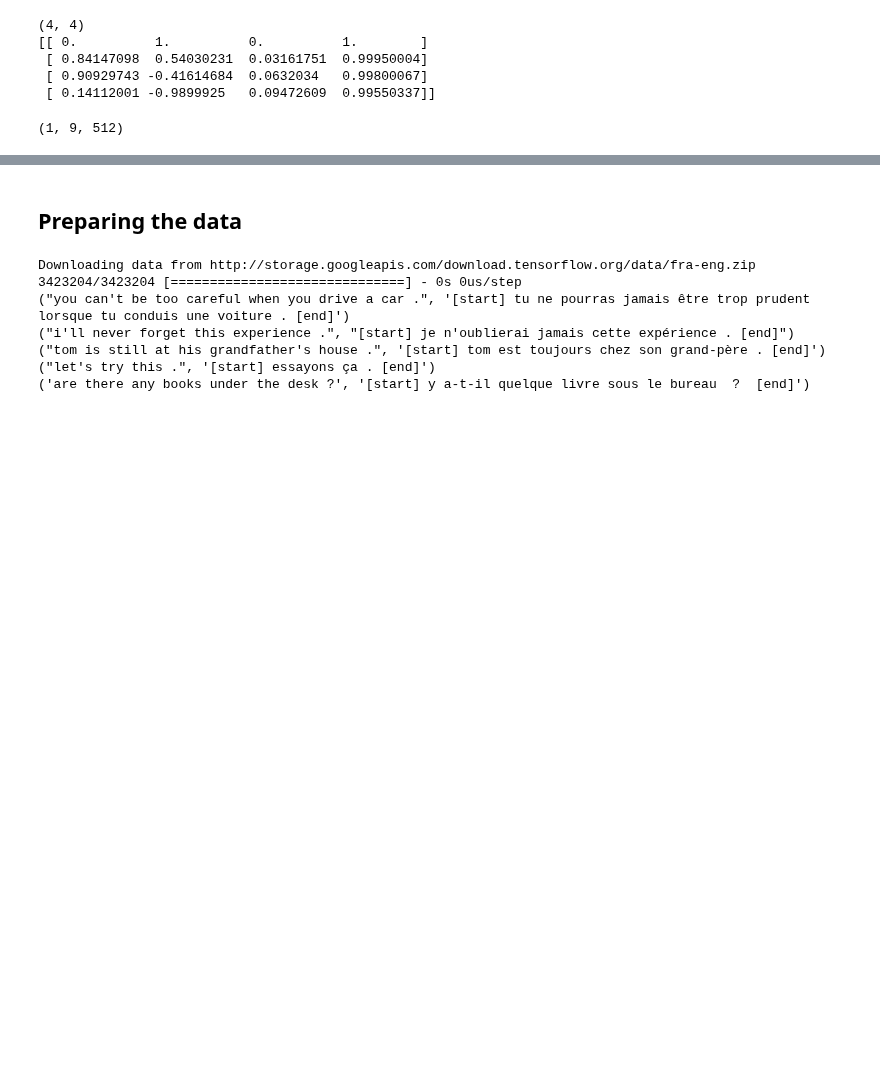
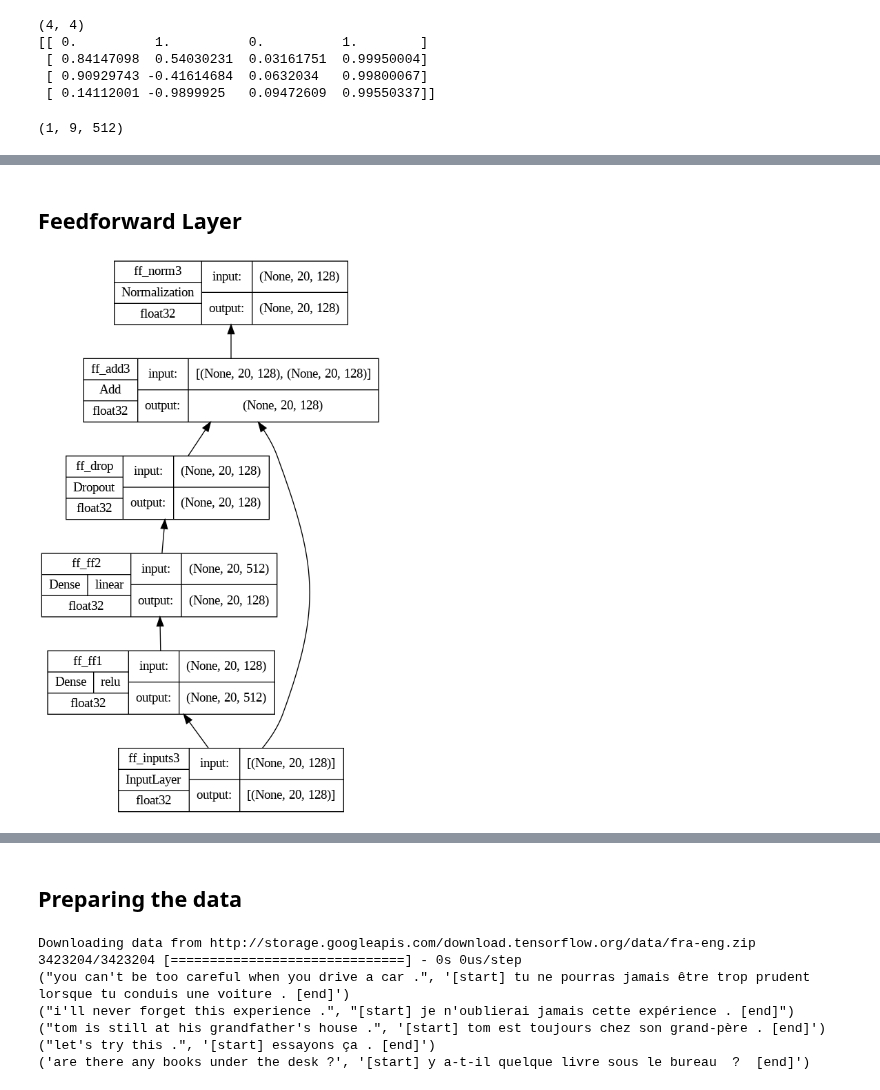
Before and after one commit to sriksmachi/sriksml, a Jupyter notebook: language-models/transformers_001.ipynb, the cells around one changed output, grey strips where cells are left out. Drawn from its saved outputs; the diff is of its cells as text; code cells hidden in the pictures; blank space fills up the shorter version.

```diff
--- a/language-models/transformers_001.ipynb
+++ b/language-models/transformers_001.ipynb
@@ -375,0 +114,20 @@ training_model = TransformerModel(enc_vocab_size, dec_vocab_size, enc_seq_length
+# %% [markdown]
+## Feedforward Layer
+# %%
+def feedforward(input_shape, model_dim, ff_dim, dropout=0.1, pref='ff', **kwargs):
+  inputs = tf.keras.layers.Input(shape=input_shape, dtype='float32', name=f'{pref}_inputs3')
+  dense1 = tf.keras.layers.Dense(ff_dim, name=f'{pref}_ff1', activation='relu')
+  dense2 = tf.keras.layers.Dense(model_dim, name=f'{pref}_ff2')
+  drop = tf.keras.layers.Dropout(dropout, name=f'{pref}_drop')
+  add = tf.keras.layers.Add(name=f"{pref}_add3")
+  ffout = drop(dense2(dense1(inputs)))
+  norm = tf.keras.layers.Normalization(name=f"{pref}_norm3")
+  outputs = norm(add([inputs, ffout]))
+  model = tf.keras.Model(inputs=inputs, outputs=outputs, name=f"{pref}_ff")
+  return model
+
+model = feedforward(input_shape=(20, 128), model_dim=128, ff_dim=512)
+tf.keras.utils.plot_model(model, "feedforward.png", show_shapes=True, show_dtype=True,
+                          show_layer_names=True, rankdir='BT', show_layer_activations=True)
+# %% [output]
+[figure, added]
```
Also changed, not shown: parts of 43 cells of this notebook.
